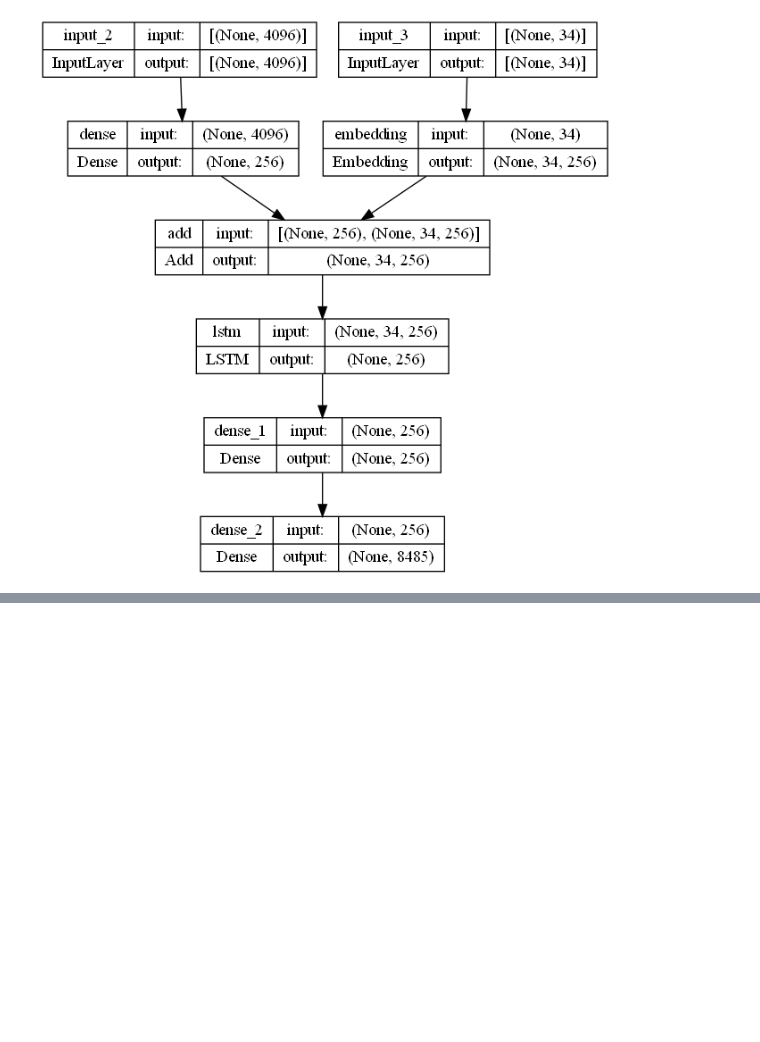
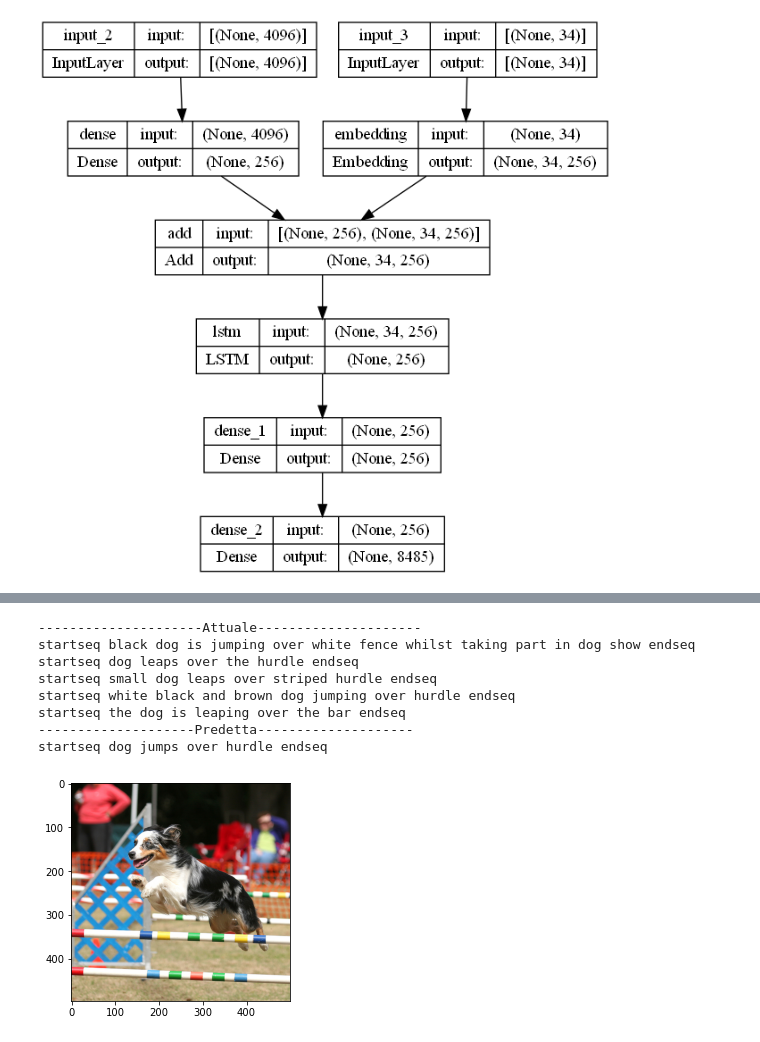
Before and after one commit to Rick8998/ProgettoDeepLearning, a Jupyter notebook: ImageCaption/imageCaption.ipynb, the cells around one changed output, grey strips where cells are left out. Cells and saved outputs as stored; diff of their text form; code cells hidden in the pictures; blank space fills up the shorter version.

```diff
--- a/ImageCaption/imageCaption.ipynb
+++ b/ImageCaption/imageCaption.ipynb
@@ -336,0 +356,12 @@ startseq two dogs play on the ground endseq
+# %%
+generate_caption("431282339_0aa60dd78e.jpg")
+# %% [output]
+---------------------Attuale---------------------
+startseq black dog is jumping over white fence whilst taking part in dog show endseq
+startseq dog leaps over the hurdle endseq
+startseq small dog leaps over striped hurdle endseq
+startseq white black and brown dog jumping over hurdle endseq
+startseq the dog is leaping over the bar endseq
+--------------------Predetta--------------------
+startseq dog jumps over hurdle endseq
+[figure, added]
```
Also changed, not shown: parts of 13 cells of this notebook, 1 other file.
